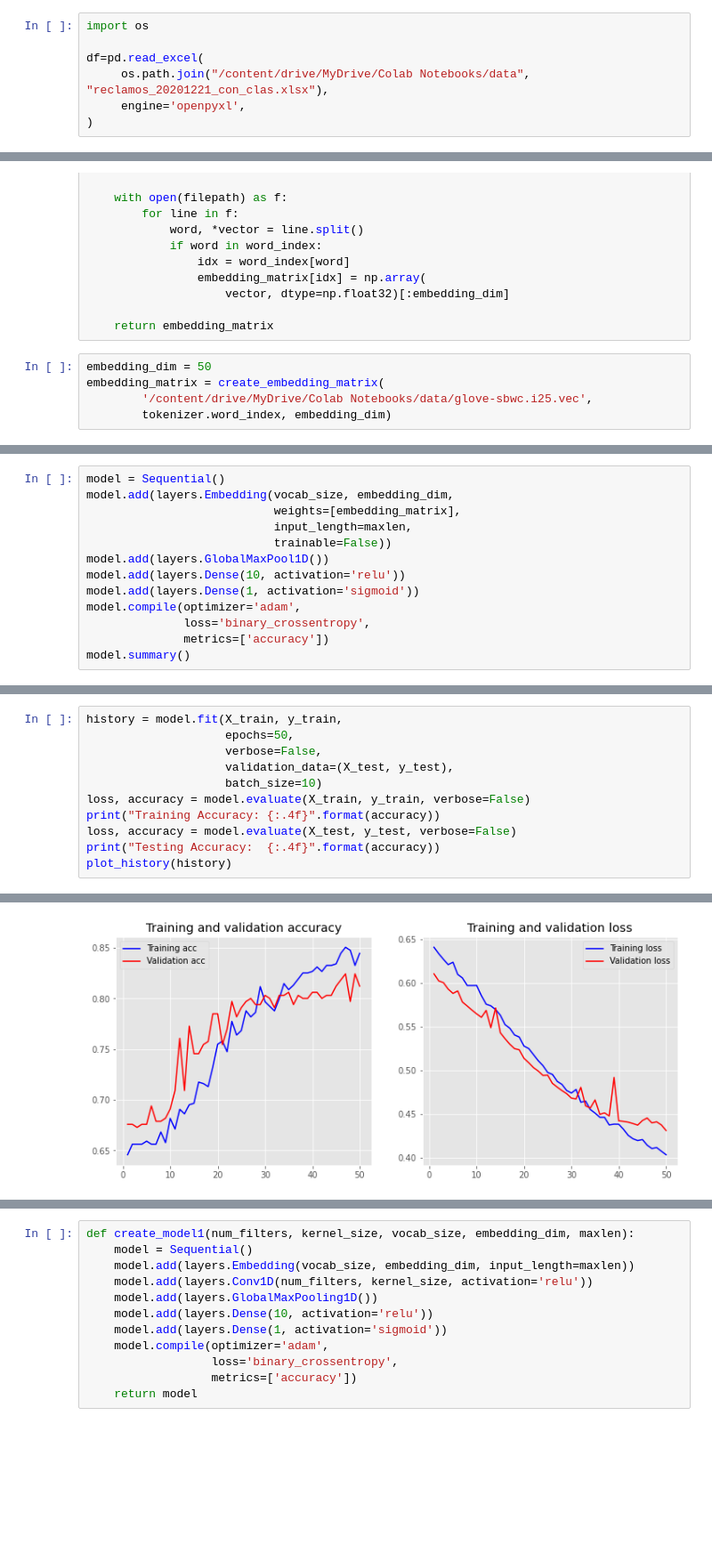
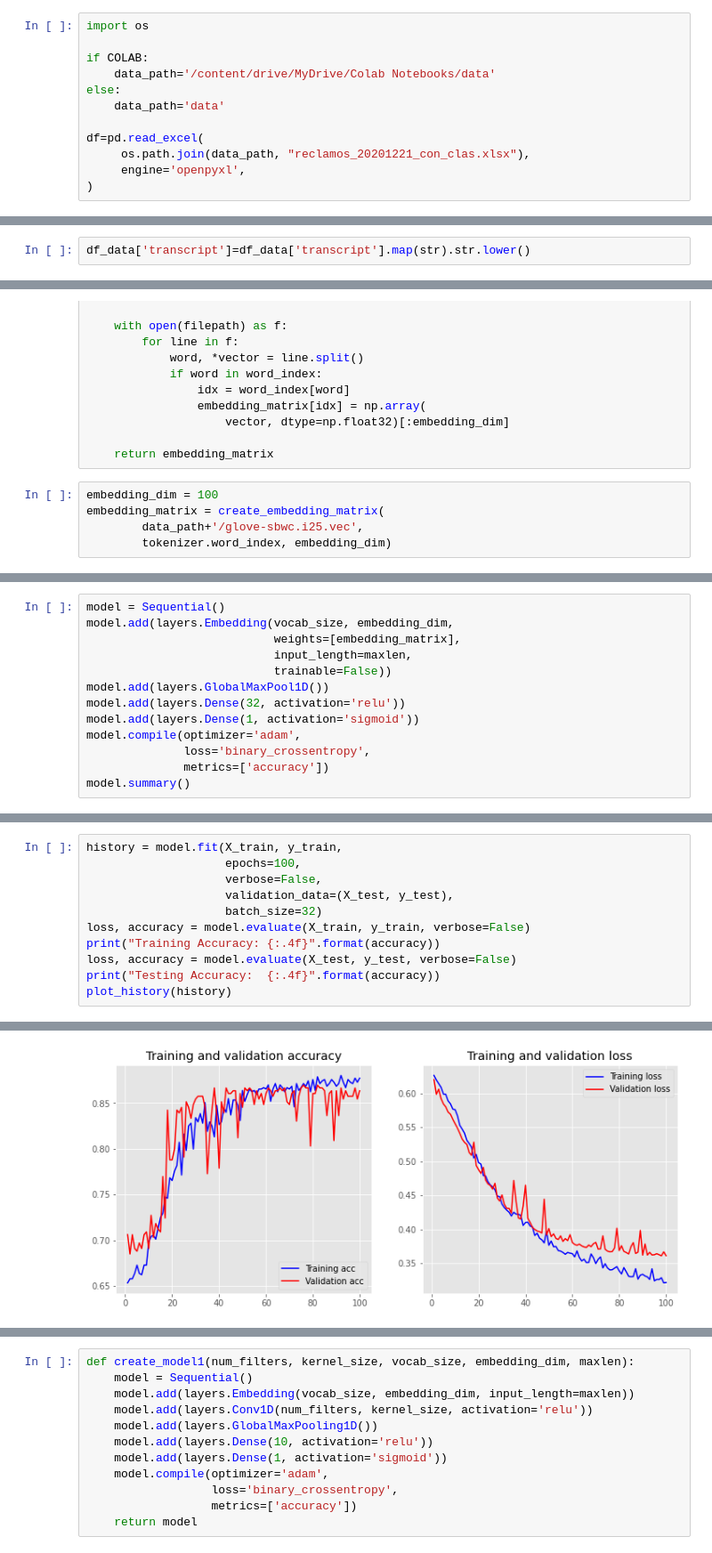
Before and after one commit to sherna90/desafio_suptech, a Jupyter notebook: embedding2.ipynb, the cells around one changed output, grey strips where cells are left out. Shown at 89% size. Saved outputs shown, nothing was run; the diff lists cells and outputs as text; blank space fills up the shorter version.

```diff
--- a/embedding2.ipynb
+++ b/embedding2.ipynb
@@ -15,8 +26,13 @@ Requirement already satisfied: six in /usr/local/lib/python3.6/dist-packages (fr
 # %%
 import os
 
+if COLAB:
+    data_path='/content/drive/MyDrive/Colab Notebooks/data'
+else:
+    data_path='data'
+
 df=pd.read_excel(
-     os.path.join("/content/drive/MyDrive/Colab Notebooks/data", "reclamos_20201221_con_clas.xlsx"),
+     os.path.join(data_path, "reclamos_20201221_con_clas.xlsx"),
      engine='openpyxl',
 )
 # %%
@@ -112,0 +113,2 @@ See the caveats in the documentation: https://pandas.pydata.org/pandas-docs/stab
+# %%
+df_data['transcript']=df_data['transcript'].map(str).str.lower()
@@ -402,9 +453,9 @@ def create_embedding_matrix(filepath, word_index, embedding_dim):
 
     return embedding_matrix
 # %%
-embedding_dim = 50
+embedding_dim = 100
 embedding_matrix = create_embedding_matrix(
-        '/content/drive/MyDrive/Colab Notebooks/data/glove-sbwc.i25.vec',
+        data_path+'/glove-sbwc.i25.vec',
         tokenizer.word_index, embedding_dim)
 # %%
 nonzero_elements = np.count_nonzero(np.count_nonzero(embedding_matrix, axis=1))
@@ -418,7 +469,7 @@ model.add(layers.Embedding(vocab_size, embedding_dim,
                            input_length=maxlen,
                            trainable=False))
 model.add(layers.GlobalMaxPool1D())
-model.add(layers.Dense(10, activation='relu'))
+model.add(layers.Dense(32, activation='relu'))
 model.add(layers.Dense(1, activation='sigmoid'))
 model.compile(optimizer='adam',
               loss='binary_crossentropy',
@@ -443,10 +494,10 @@ Non-trainable params: 369,050
 _________________________________________________________________
 # %%
 history = model.fit(X_train, y_train,
-                    epochs=50,
+                    epochs=100,
                     verbose=False,
                     validation_data=(X_test, y_test),
-                    batch_size=10)
+                    batch_size=32)
 loss, accuracy = model.evaluate(X_train, y_train, verbose=False)
 print("Training Accuracy: {:.4f}".format(accuracy))
 loss, accuracy = model.evaluate(X_test, y_test, verbose=False)
@@ -458 +509 @@ Testing Accuracy:  0.8121
-[figure, old version]
+[figure, new version]
```
Also changed, not shown: parts of 32 cells of this notebook, 4 other files.
